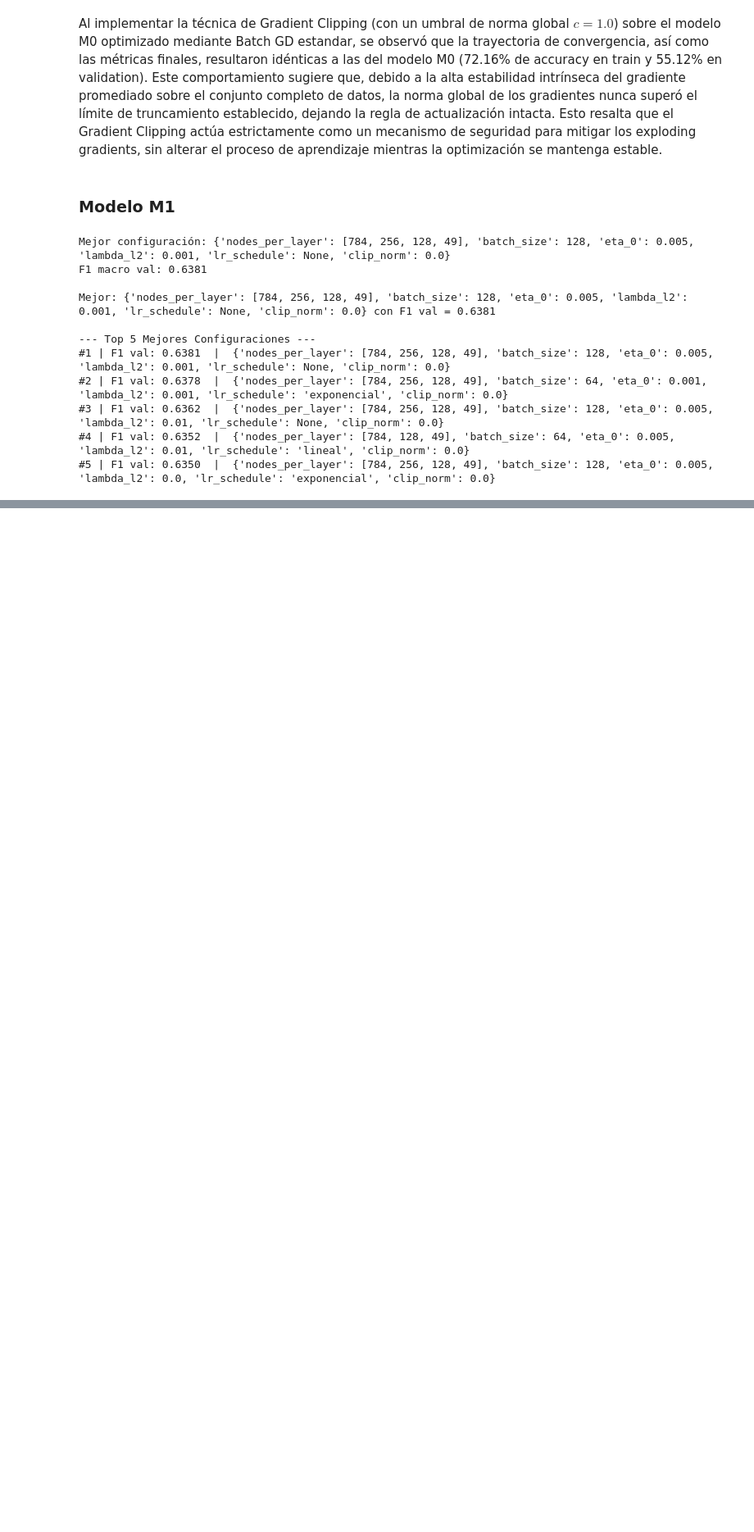
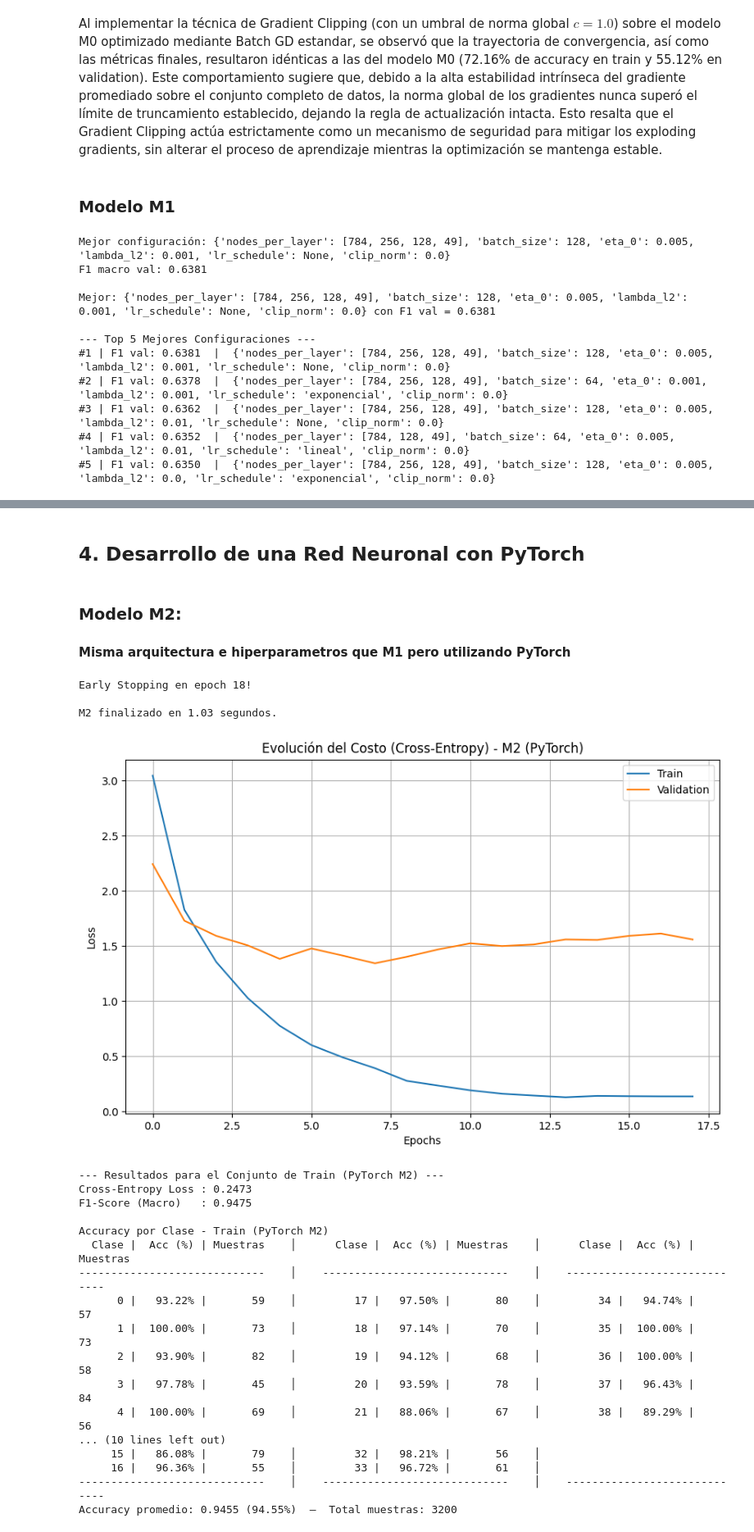
Before and after one commit to Santicar575/TP3_ML_Redes_Neuronales, a Jupyter notebook: notebooks/Entrega_TP3.ipynb, the cells around one changed output, grey strips where cells are left out. Shown at 82% size. Cells and saved outputs as stored; diff of their text form; code cells hidden in the pictures; blank space fills up the shorter version.

```diff
--- a/notebooks/Entrega_TP3.ipynb
+++ b/notebooks/Entrega_TP3.ipynb
@@ -1475,0 +1506,79 @@ Al evaluar las métricas detalladas del modelo seleccionado como óptimo por la
+# %% [markdown]
+## 4. Desarrollo de una Red Neuronal con PyTorch
+# %% [markdown]
+### Modelo M2:
+#### Misma arquitectura e hiperparametros que M1 pero utilizando PyTorch
+# %%
+set_seed(RANDOM_SEED)
+
+with open("../configs/M1.json", "r") as f:
+    config_M1 = json.load(f)
+params = config_M1["best_params"]
+
+# cargo los datos
+labels_dir = "../data/preprocessed/y_dev.npy"
+img_dir = "../data/preprocessed/X_dev.npy"
+transform = lambda x: torch.tensor(x / 255.0, dtype=torch.float32)
+target_transform=lambda y: torch.tensor(int(y), dtype=torch.long)
+train_loader, val_loader = get_dataloaders(labels_dir, img_dir, params, transform, target_transform, val_fraction=0.2, random_seed=RANDOM_SEED)
+
+# construyo el modelo
+M2 = MLP_Torch(params)
+
+# train
+start_time_M2 = time.time()
+trainer = Trainer(params, M2, train_loader, val_loader)
+train_loss_M2, val_loss_M2 = trainer.train()
+time_M2 = time.time() - start_time_M2
+print(f"\nM2 finalizado en {time_M2:.2f} segundos.\n")
+
+# Gráfico de la evolución del Costo
+plt.figure(figsize=(10, 6))
+plt.plot(train_loss_M2, label='Train')
+plt.plot(val_loss_M2, label='Validation')
+plt.title('Evolución del Costo (Cross-Entropy) - M2 (PyTorch)')
+plt.xlabel('Epochs')
+plt.ylabel('Loss')
+plt.legend()
+plt.grid(True)
+plt.show()
+
+# Evaluar en Train
+cm_train_M2, accs_train_M2 = evaluate_pytorch_model(
+    model=M2,
+    dataloader=train_loader,
+    criterion=trainer.criterion,
+    num_classes=49,
+    name_set="Train (PyTorch M2)"
+)
+
+# Evaluar en Validation
+cm_val_M2, accs_val_M2 = evaluate_pytorch_model(
+    model=M2,
+    dataloader=val_loader,
+    criterion=trainer.criterion,
+    num_classes=49,
+    name_set="Validation (PyTorch M2)"
+)
+# %% [output]
+Early Stopping en epoch 18!
+
+M2 finalizado en 1.03 segundos.
+[figure, added]
+--- Resultados para el Conjunto de Train (PyTorch M2) ---
+Cross-Entropy Loss : 0.2473
+F1-Score (Macro)   : 0.9475
+
+Accuracy por Clase - Train (PyTorch M2)
+  Clase |  Acc (%) | Muestras    │      Clase |  Acc (%) | Muestras    │      Clase |  Acc (%) | Muestras
+-----------------------------    │    -----------------------------    │    -----------------------------
+      0 |   93.22% |       59    │         17 |   97.50% |       80    │         34 |   94.74% |       57
+      1 |  100.00% |       73    │         18 |   97.14% |       70    │         35 |  100.00% |       73
+      2 |   93.90% |       82    │         19 |   94.12% |       68    │         36 |  100.00% |       58
+      3 |   97.78% |       45    │         20 |   93.59% |       78    │         37 |   96.43% |       84
+      4 |  100.00% |       69    │         21 |   88.06% |       67    │         38 |   89.29% |       56
+... (10 lines left out)
+     15 |   86.08% |       79    │         32 |   98.21% |       56    │
+     16 |   96.36% |       55    │         33 |   96.72% |       61    │
+-----------------------------    │    -----------------------------    │    -----------------------------
+Accuracy promedio: 0.9455 (94.55%)  —  Total muestras: 3200
```
Also changed, not shown: parts of 16 cells of this notebook, 13 other files.
